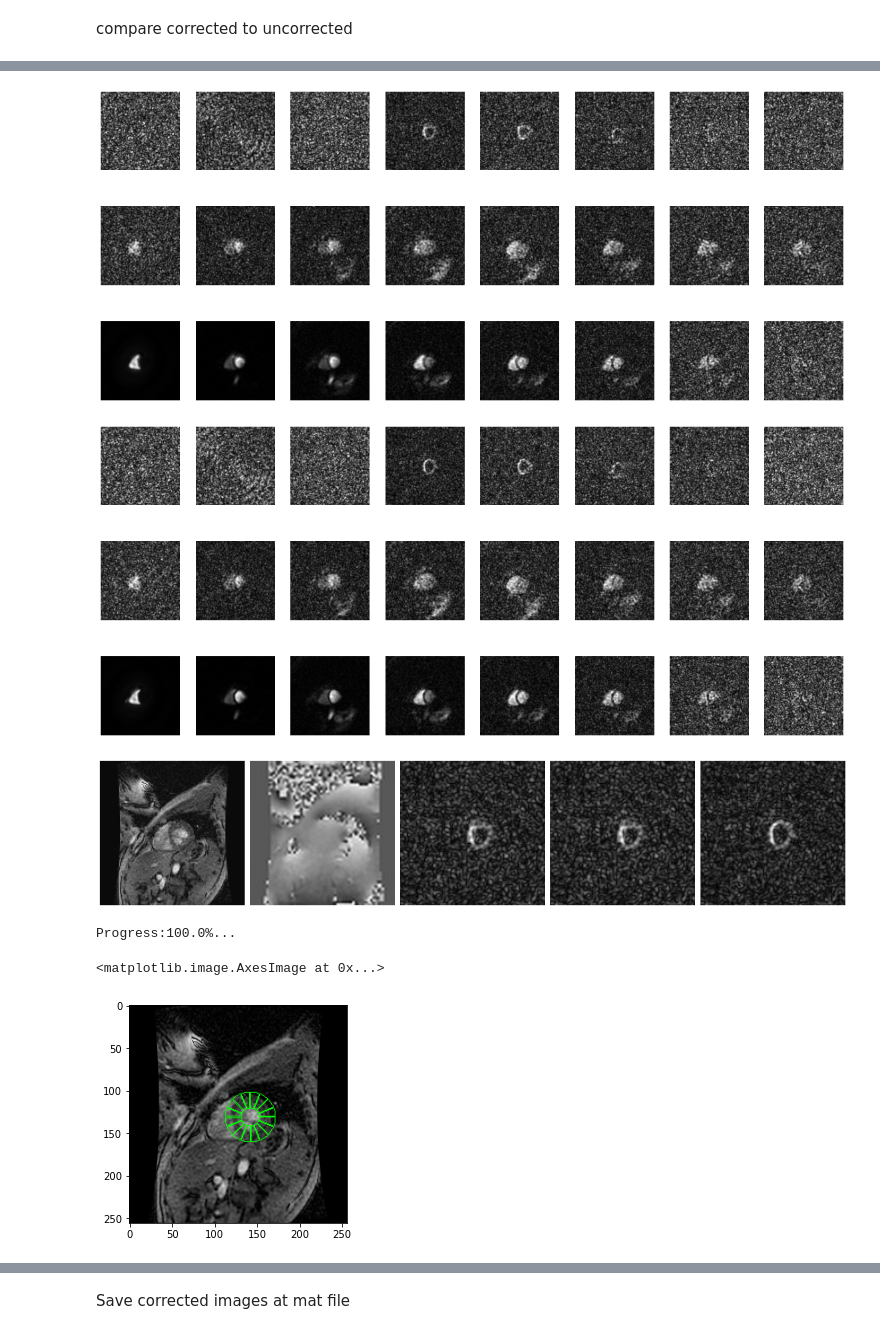
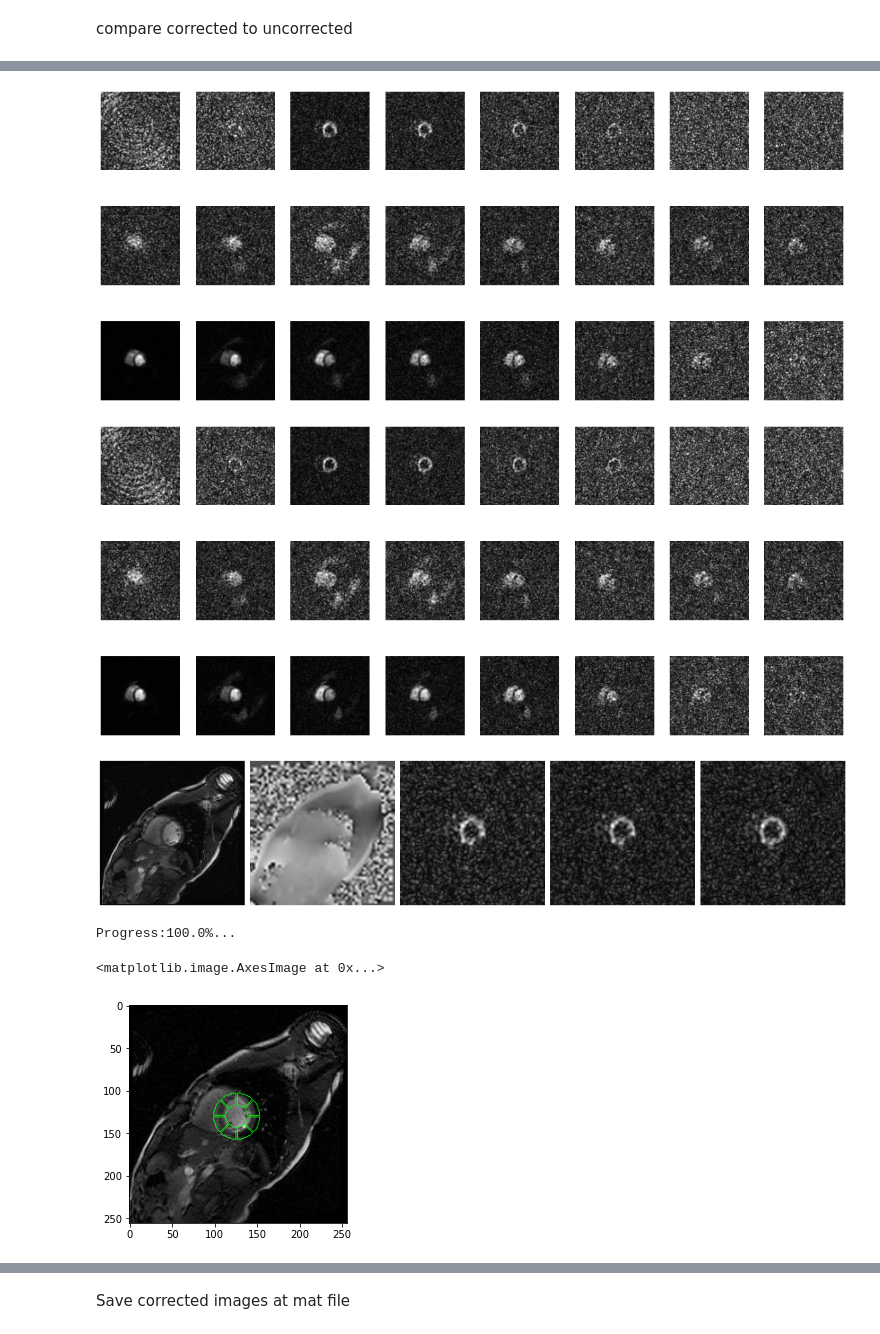
Before and after one commit to galenreed/spiralB0MapCorrection, a Jupyter notebook: 2_applyB0Corrections_single.ipynb, the cells around one changed output, grey strips where cells are left out. Drawn from its saved outputs; the diff is of its cells as text; code cells hidden in the pictures.

```diff
--- a/2_applyB0Corrections_single.ipynb
+++ b/2_applyB0Corrections_single.ipynb
@@ -19,7 +20,7 @@ import validationPipelineFunctions as validate
 def closestIndex(f, faxis):
     return np.argmin(np.abs(faxis-f))
 # %%
-patientIndex = 0
+patientIndex = 7
 currentPatient = cdg.patientList[patientIndex]
 
 doGlobalFreqSearch = False
@@ -356,11 +357,11 @@ ratio = 0.2514893145238093
 # %%
 cdg.plotC13Mat(img_unc)
 # %% [output]
-[figure, old version]
+[figure, new version]
 # %%
 cdg.plotC13Mat(img_mfi)
 # %% [output]
-[figure, old version]
+[figure, new version]
 # %%
 im = 0
 it = 3
@@ -384,27 +385,27 @@ fig.tight_layout()
 
 fig.savefig('rawFigs/exampleImprovement.png')
 # %% [output]
-[figure, old version]
+[figure, new version]
 # %%
 
 circlocs = currentPatient.circle
-numThetaBins = 16
-circleThickness = 20
+numThetaBins = 8
+circleThickness = 15
 locPixels = np.squeeze(sitk.GetArrayFromImage(loc))
 binImages = recon.divideMyocardiumIntoBins(locPixels, circlocs, numThetaBins, circleThickness)
 binImages_res = recon.resampleCardiacBinImages(binImages, loc, c13)
 
 
 locPixels = np.squeeze(sitk.GetArrayFromImage(loc))
 locPixels = validate.floatToInt2(locPixels)
 locColor = cv2.cvtColor(locPixels,cv2.COLOR_GRAY2BGR)
 
 
 locColor = recon.drawCardiacBinContours(locColor, binImages)
 plt.imshow(locColor)
 # %% [output]
 Progress:100.0%...
 <matplotlib.image.AxesImage at 0x...>
-[figure, old version]
+[figure, new version]
 # %%
 
```
Also changed, not shown: parts of 16 cells of this notebook, 1 other file.
